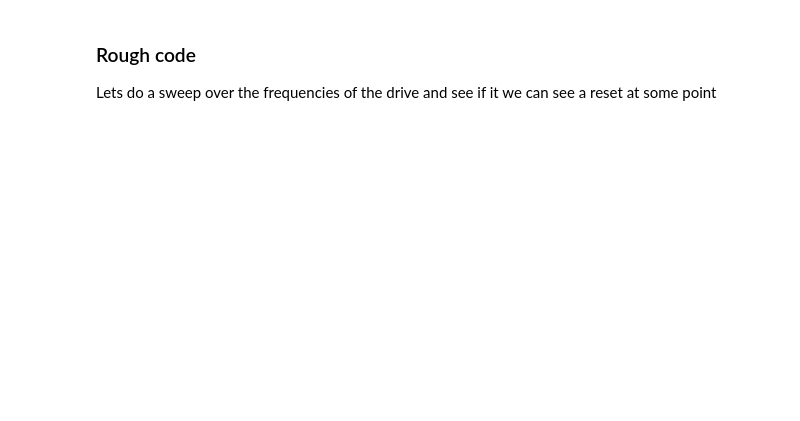
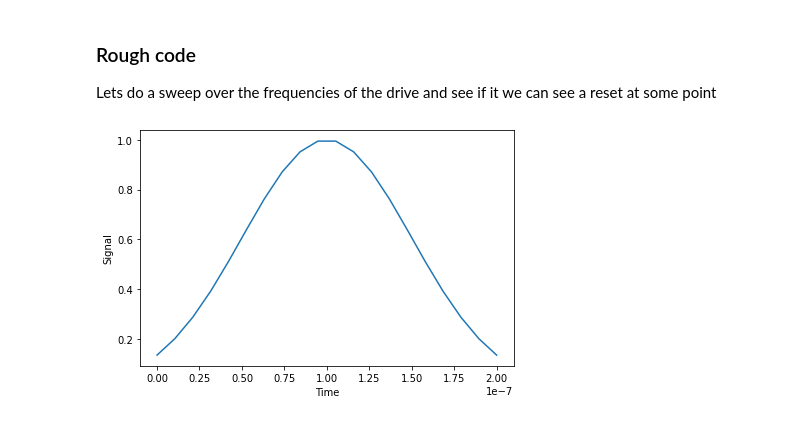
Before and after one commit to BackOnTrackIce/Qubit_readout, a Jupyter notebook: Ashutosh_codes/Qubit_reset_C3.ipynb, the cells around one changed output. Drawn from its saved outputs; the diff is of its cells as text; code cells hidden in the pictures; blank space fills up the shorter version.

```diff
--- a/Ashutosh_codes/Qubit_reset_C3.ipynb
+++ b/Ashutosh_codes/Qubit_reset_C3.ipynb
@@ -751,0 +833,5 @@ print(M)
+# %%
+tlist = np.linspace(0,t_swap_gate, 20)
+plotSignal(tlist,swap_gate_shape.numpy())
+# %% [output]
+[figure, added]
```
Also changed, not shown: parts of 13 cells of this notebook, 3 other files.
